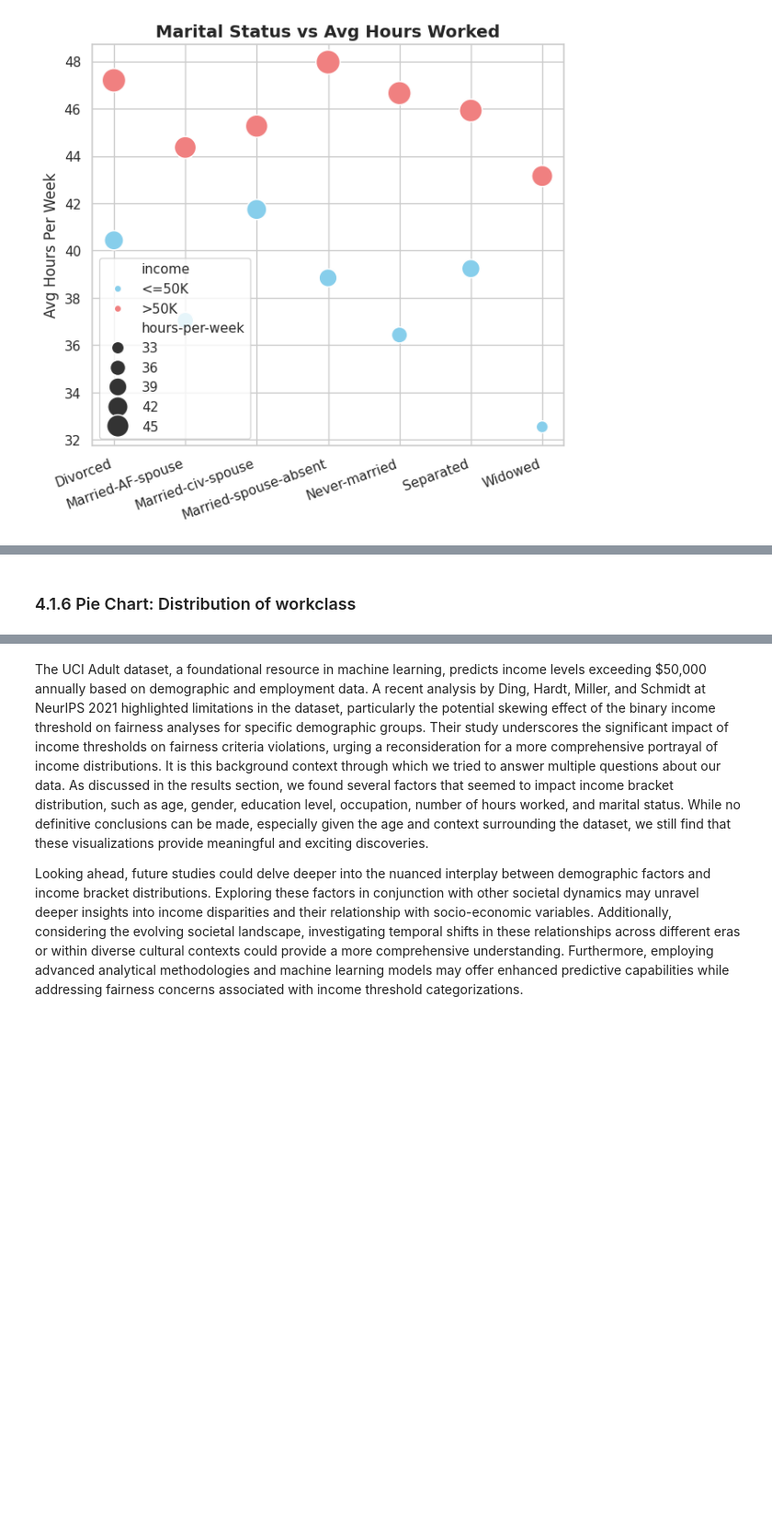
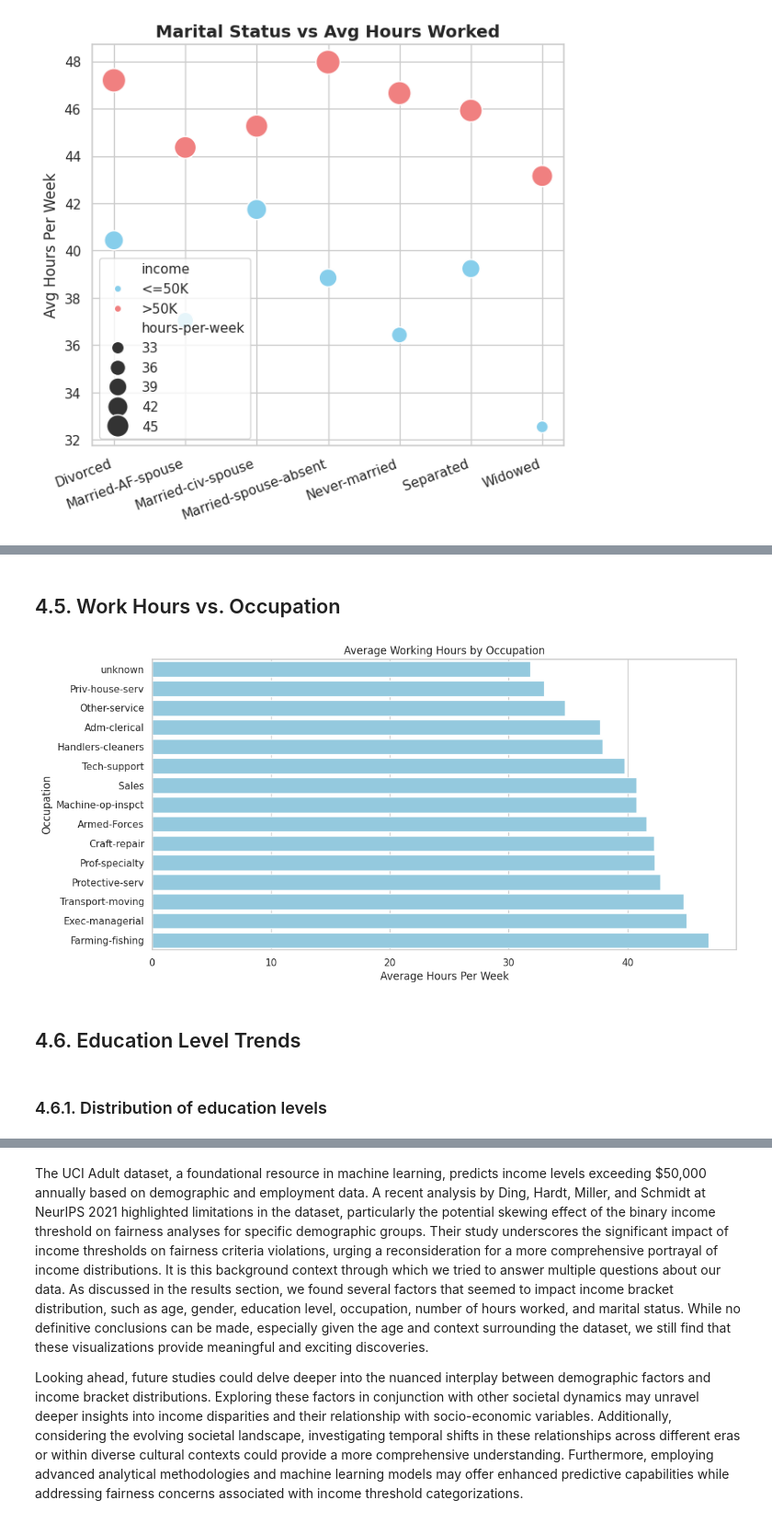
Before and after one commit to Hazim-HF/Project2DataScience, a Jupyter notebook: P152419_Project2_STQD6014.ipynb, the cells around one changed output, grey strips where cells are left out. Shown at 92% size. Saved outputs shown, nothing was run; the diff lists cells and outputs as text; code cells hidden in the pictures; blank space fills up the shorter version.

```diff
--- a/P152419_Project2_STQD6014.ipynb
+++ b/P152419_Project2_STQD6014.ipynb
@@ -626,2 +624,19 @@ plt.show()
+# %% [markdown]
+## 4.5. Work Hours vs. Occupation
+# %%
+# Group by occupation and calculate mean working hours
+occupation_hours = df.groupby("occupation")["hours-per-week"].mean().sort_values()
+
+# Plot
+plt.figure(figsize=(12, 6))
+sns.barplot(x=occupation_hours, y=occupation_hours.index, color = 'skyblue')
+plt.xlabel("Average Hours Per Week")
+plt.ylabel("Occupation")
+plt.title("Average Working Hours by Occupation")
+plt.show()
+# %% [output]
+[figure, added]
+# %% [markdown]
+## 4.6. Education Level Trends
 # %% [markdown]
-### 4.1.6 Pie Chart: Distribution of workclass
+### 4.6.1. Distribution of education levels
```
Also changed, not shown: parts of 92 cells of this notebook.
